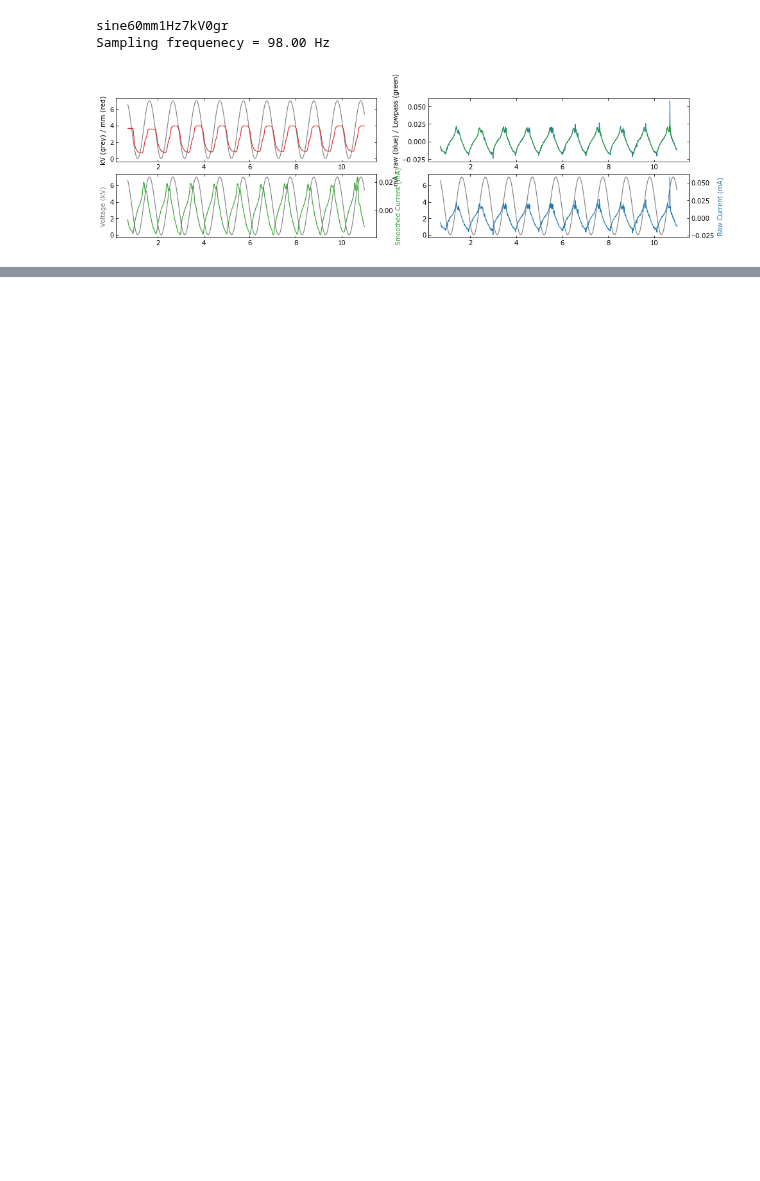
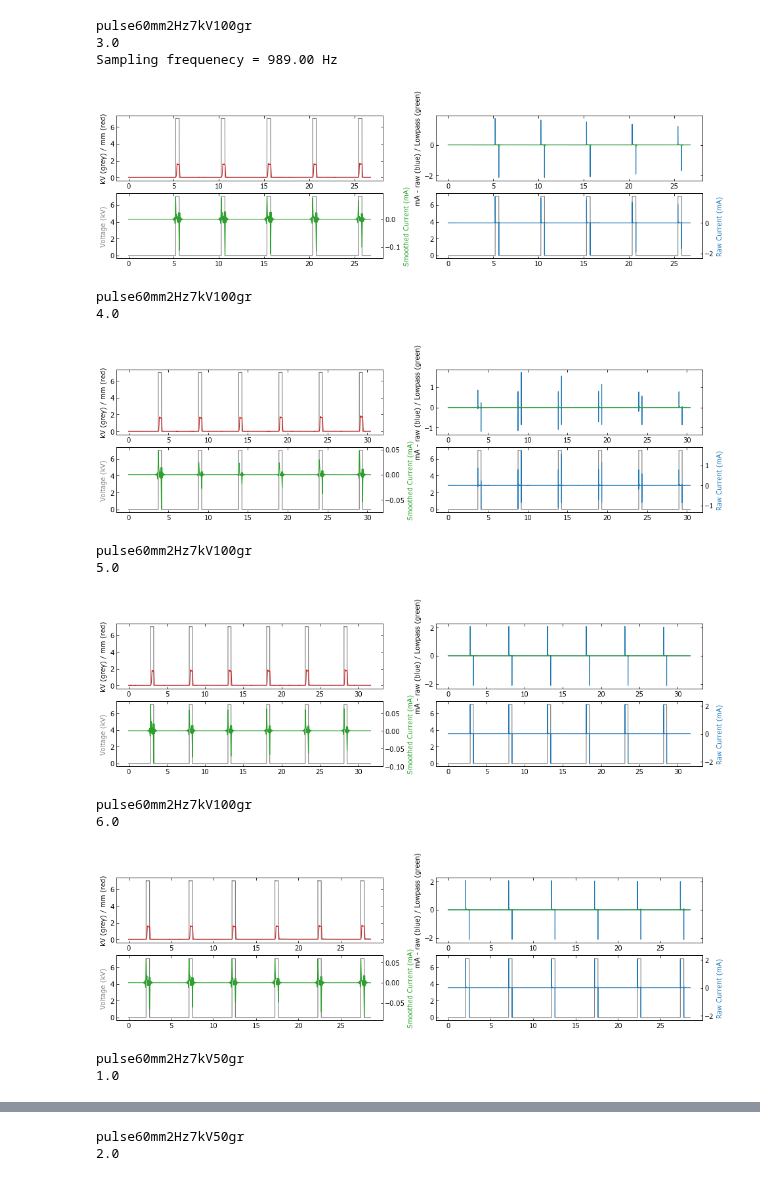
Before and after one commit to maxwellre/pycode, a Jupyter notebook: LaserSensorAnalysis/PowerAnalysis.ipynb, the cells around one changed output, grey strips where cells are left out. Drawn from its saved outputs; the diff is of its cells as text; code cells hidden in the pictures; blank space fills up the shorter version.

Commit message:
Check power efficiency again

```diff
--- a/LaserSensorAnalysis/PowerAnalysis.ipynb
+++ b/LaserSensorAnalysis/PowerAnalysis.ipynb
@@ -77,7 +77,8 @@ Load and preprocess displacement, voltage, current data
 VoltageScaleFactor = 1.0 # (1V monitor voltage = 1kV actual voltage)
 CurrentScaleFactor = 0.2 # (1V monitor voltage = 0.2mA actual current)
 
-measureDataPath = './PowerData20221221'
+# measureDataPath = './PowerData20221221'
+measureDataPath = './PowerData20230110'
 
 disp = True
 
@@ -92,6 +93,8 @@ for root, directories, files in walk(measureDataPath):
         sinFreq = decodeData(fileName, '\d+', rearCode='Hz')
         voltage = decodeData(fileName, '\d+', rearCode='kV')
         loadWeight = decodeData(fileName, '\d+', rearCode='gr')
+
+        trialNum = decodeData(fileName, '\d+', rearCode='.txt')
 
         waveform = decodeData(fileName, 'pulse', isString=True)  # Data20221221
         if waveform is None:
@@ -109,6 +112,7 @@ for root, directories, files in walk(measureDataPath):
         if loadWeight is not None:
             dLabel = dLabel + ("%dgr" % loadWeight)
         print(dLabel)
+        print(trialNum)
 
         readData = pd.read_csv(ospa.join(root, fileName), header = None)
 
@@ -134,39 +138,52 @@ for root, directories, files in walk(measureDataPath):
             smCurrent = lowpassSmooth(currentData, cutFreqRatio = (10/Fs), order = 10)
 
             t = np.arange(voltageData.shape[0])/Fs;
-            ind = (t > 0.7) & (t < 11.0) # Use data from ? sec to ? sec only!
+#             ind = (t > 0.7) & (t < 11.0) # Use data from ? sec to ? sec only!
+            ind = np.arange(voltageData.shape[0])
 
             if disp:
                 _,ax = plt.subplots(2,2,dpi=72, figsize=(16,4))
                 ax[0][0].plot(t[ind], voltageData[ind], color='tab:grey');
                 ax[0][0].plot(t[ind], dispData[ind], color='tab:red')
                 ax[0][0].set_ylabel('kV (grey) / mm (red)')
                 ax[0][1].plot(t[ind], currentData[ind], color='tab:blue')
                 ax[0][1].plot(t[ind], smCurrent[ind], color='tab:green')
                 ax[0][1].set_ylabel('mA - raw (blue) / Lowpass (green)')
 
 
                 ax[1][0].plot(t[ind], voltageData[ind], color='tab:grey');
                 ax[1][0].set_ylabel('Voltage (kV)', color='tab:grey')
                 ax3b = ax[1][0].twinx()
                 ax3b.plot(t[ind], smCurrent[ind], color='tab:green');
                 ax3b.set_ylabel('Smoothed Current (mA)', color='tab:green')
 
                 ax[1][1].plot(t[ind], voltageData[ind], color='tab:grey');
                 ax4b = ax[1][1].twinx()
                 ax4b.plot(t[ind], currentData[ind], color='tab:blue');
                 ax4b.set_ylabel('Raw Current (mA)', color='tab:blue')
 
                 plt.show();
 
         laserData.append([dLabel, waveform, tubeLen, sinFreq, voltage, loadWeight, voltageData[ind], dispData[ind],
                           currentData[ind]])
 
 laserData = pd.DataFrame(laserData, columns = ['Label', 'Waveform', 'TubeLength_mm', 'SinFreq_Hz', 'Voltage_kV', 'Load_gram',
                                                'VoltageData_kV', 'DisplData_mm', 'CurrentData_mA'])
 
 laserData.tail(10)
 # %% [output]
-sine60mm1Hz7kV0gr
-Sampling frequenecy = 98.00 Hz
+pulse60mm2Hz7kV100gr
+3.0
+Sampling frequenecy = 989.00 Hz
-[figure, old version]
+[figure, new version]
+pulse60mm2Hz7kV100gr
+4.0
+[figure, added]
+pulse60mm2Hz7kV100gr
+5.0
+[figure, added]
+pulse60mm2Hz7kV100gr
+6.0
+[figure, added]
+pulse60mm2Hz7kV50gr
+1.0
@@ -172,0 +191,2 @@ Sampling frequenecy = 98.00 Hz
+pulse60mm2Hz7kV50gr
+2.0
```
Also changed, not shown: parts of 2 cells of this notebook.
